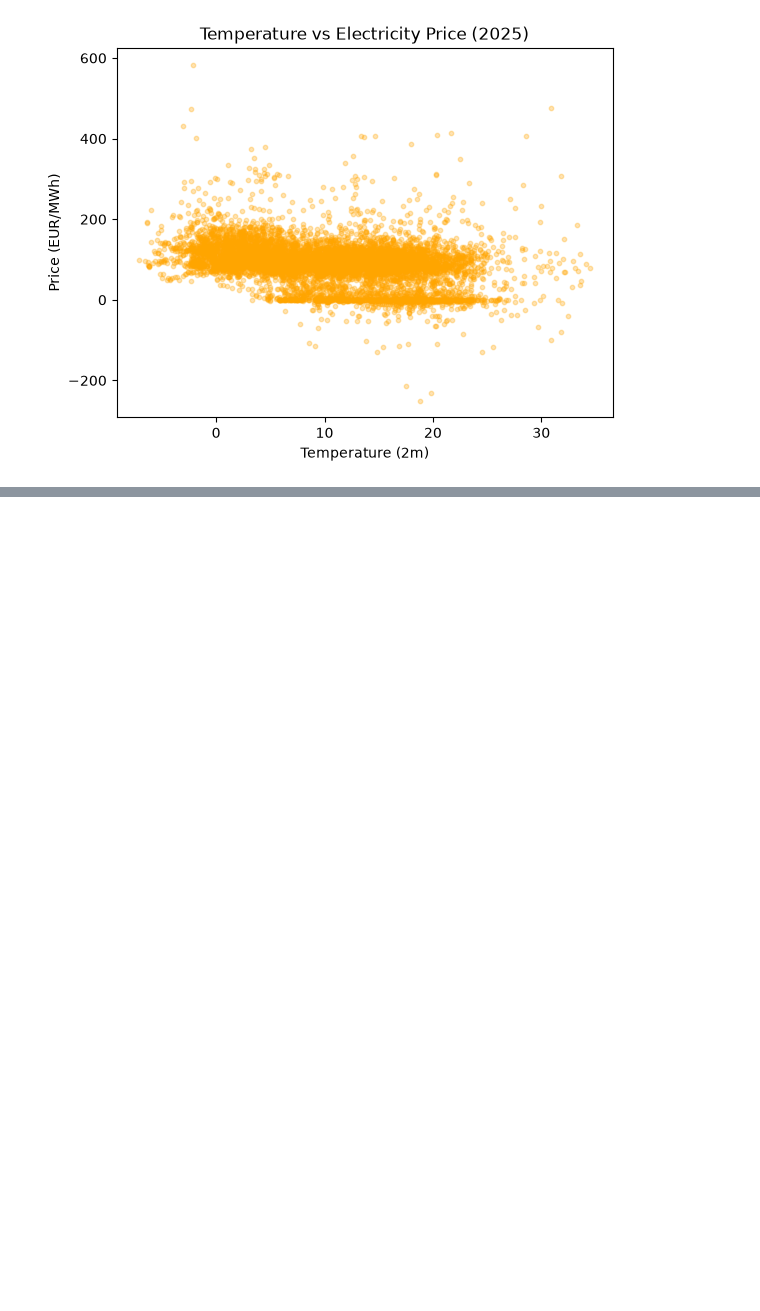
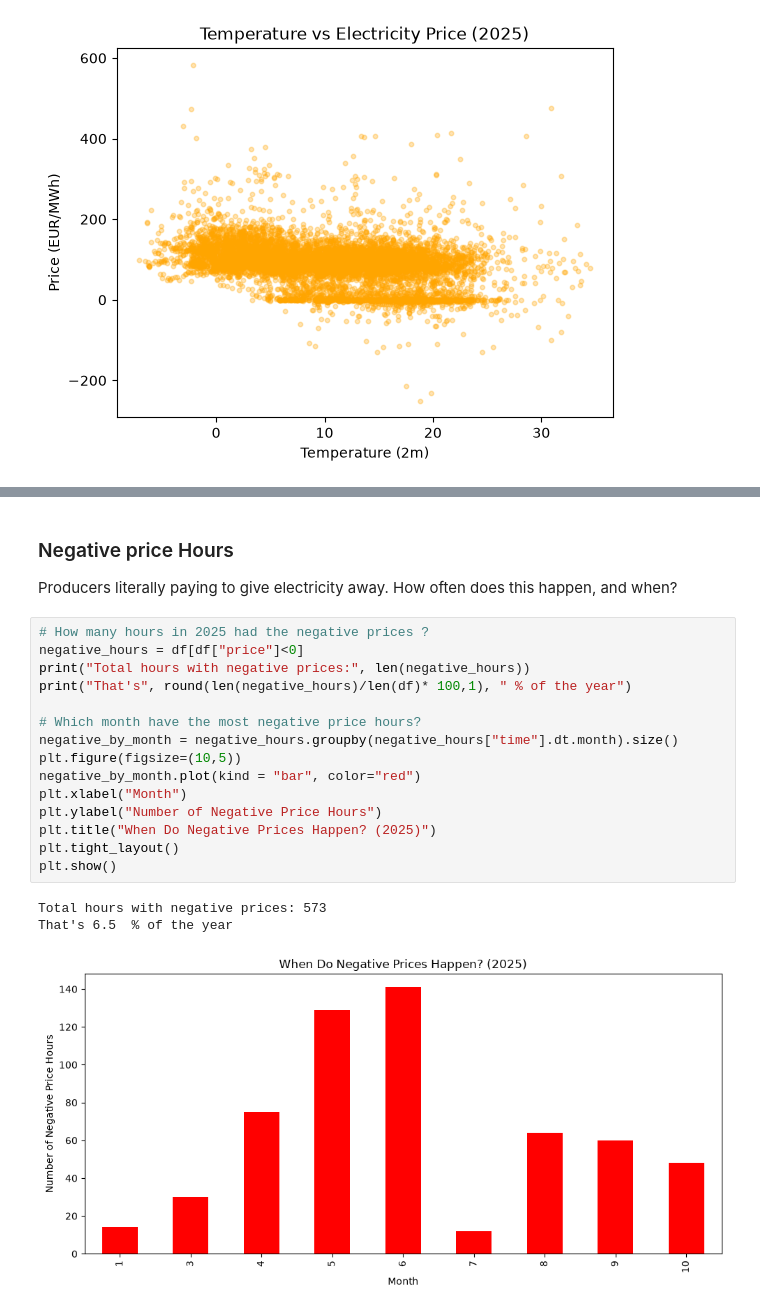
Before and after one commit to imon333/DE_Electricity_price_forecasting, a Jupyter notebook: notebooks/eda.ipynb, the cells around one changed output, grey strips where cells are left out. Drawn from its saved outputs; the diff is of its cells as text; blank space fills up the shorter version.

```diff
--- a/notebooks/eda.ipynb
+++ b/notebooks/eda.ipynb
@@ -113,0 +132,22 @@ plt.show()
+# %% [markdown]
+### Negative price Hours
+Producers literally paying to give electricity away. How often does this happen, and when?
+# %%
+# How many hours in 2025 had the negative prices ?
+negative_hours = df[df["price"]<0]
+print("Total hours with negative prices:", len(negative_hours))
+print("That's", round(len(negative_hours)/len(df)* 100,1), " % of the year")
+
+# Which month have the most negative price hours?
+negative_by_month = negative_hours.groupby(negative_hours["time"].dt.month).size()
+plt.figure(figsize=(10,5))
+negative_by_month.plot(kind = "bar", color="red")
+plt.xlabel("Month")
+plt.ylabel("Number of Negative Price Hours")
+plt.title("When Do Negative Prices Happen? (2025)")
+plt.tight_layout()
+plt.show()
+# %% [output]
+Total hours with negative prices: 573
+That's 6.5  % of the year
+[figure, added]
```
Also changed, not shown: parts of 3 cells of this notebook.
